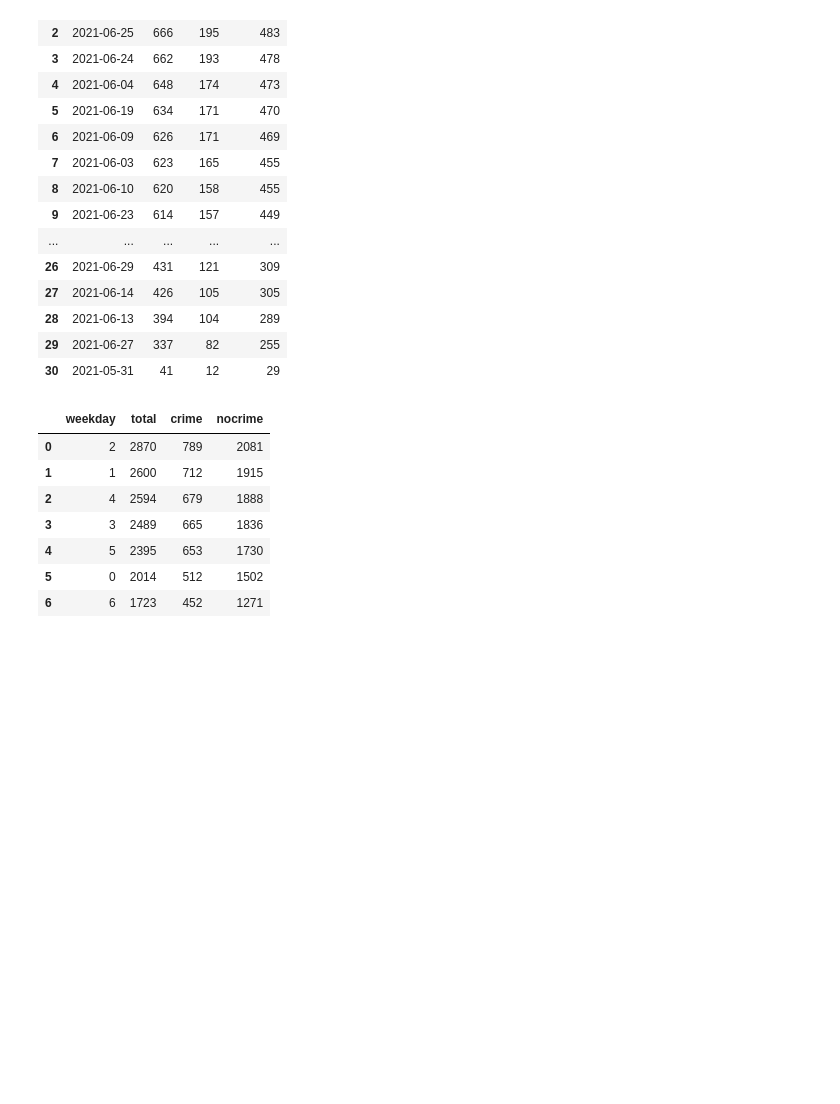
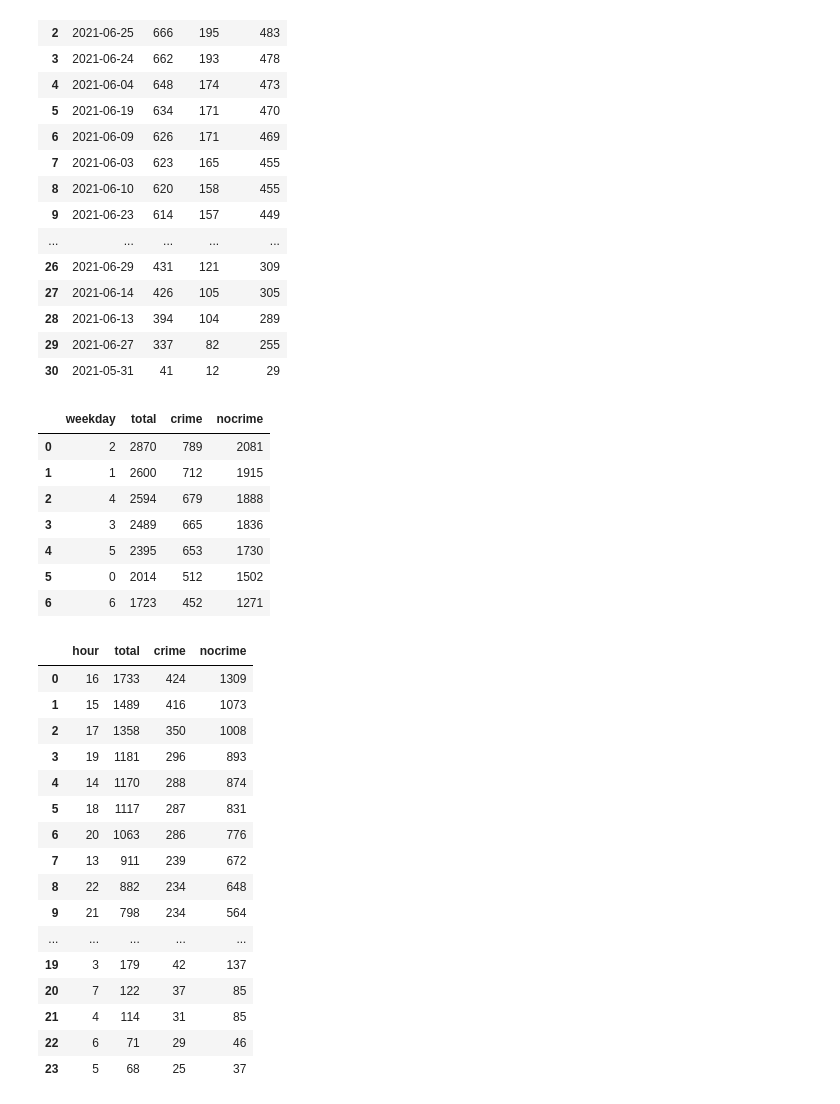
Before and after one commit to anaterovic/DV, a Jupyter notebook: deliverables/preprocessing.ipynb, the cells around one changed output. Cells and saved outputs as stored; diff of their text form; code cells hidden in the pictures; blank space fills up the shorter version.

```diff
--- a/deliverables/preprocessing.ipynb
+++ b/deliverables/preprocessing.ipynb
@@ -203,3 +203,31 @@ df['Crime'] = df['Outcome'].apply(lambda x: 0 if x == 'A no further action dispo
 data_cords = df[['Longitude', 'Latitude', 'Crime', 'ethnicity', "Legislation_simplified", "Gender", "Age range"]]
 # %%
 data_cords.to_csv("data_cords.csv")
+# %%
+df["hour"] = df["Date"].dt.hour
+
+hour_counts = df['hour'].value_counts()
+hours = pd.DataFrame({'hour':hour_counts.index, 'total':hour_counts.values})
+counts_nocrime =  df[df['criminality'] == 0]['hour'].value_counts()
+counts_crime = df[df['criminality'] == 1]['hour'].value_counts()
+hours['crime'] = counts_crime.values
+hours['nocrime'] = counts_nocrime.values
+hours
+# %% [output]
+|  | hour | total | crime | nocrime |
+| 0 | 16 | 1733 | 424 | 1309 |
+| 1 | 15 | 1489 | 416 | 1073 |
+| 2 | 17 | 1358 | 350 | 1008 |
+| 3 | 19 | 1181 | 296 | 893 |
+| 4 | 14 | 1170 | 288 | 874 |
+| 5 | 18 | 1117 | 287 | 831 |
+| 6 | 20 | 1063 | 286 | 776 |
+| 7 | 13 | 911 | 239 | 672 |
+| 8 | 22 | 882 | 234 | 648 |
+| 9 | 21 | 798 | 234 | 564 |
+| ... | ... | ... | ... | ... |
+| 19 | 3 | 179 | 42 | 137 |
+| 20 | 7 | 122 | 37 | 85 |
+| 21 | 4 | 114 | 31 | 85 |
+| 22 | 6 | 71 | 29 | 46 |
+| 23 | 5 | 68 | 25 | 37 |
```
Also changed, not shown: parts of 1 cell of this notebook, 2 other files.
